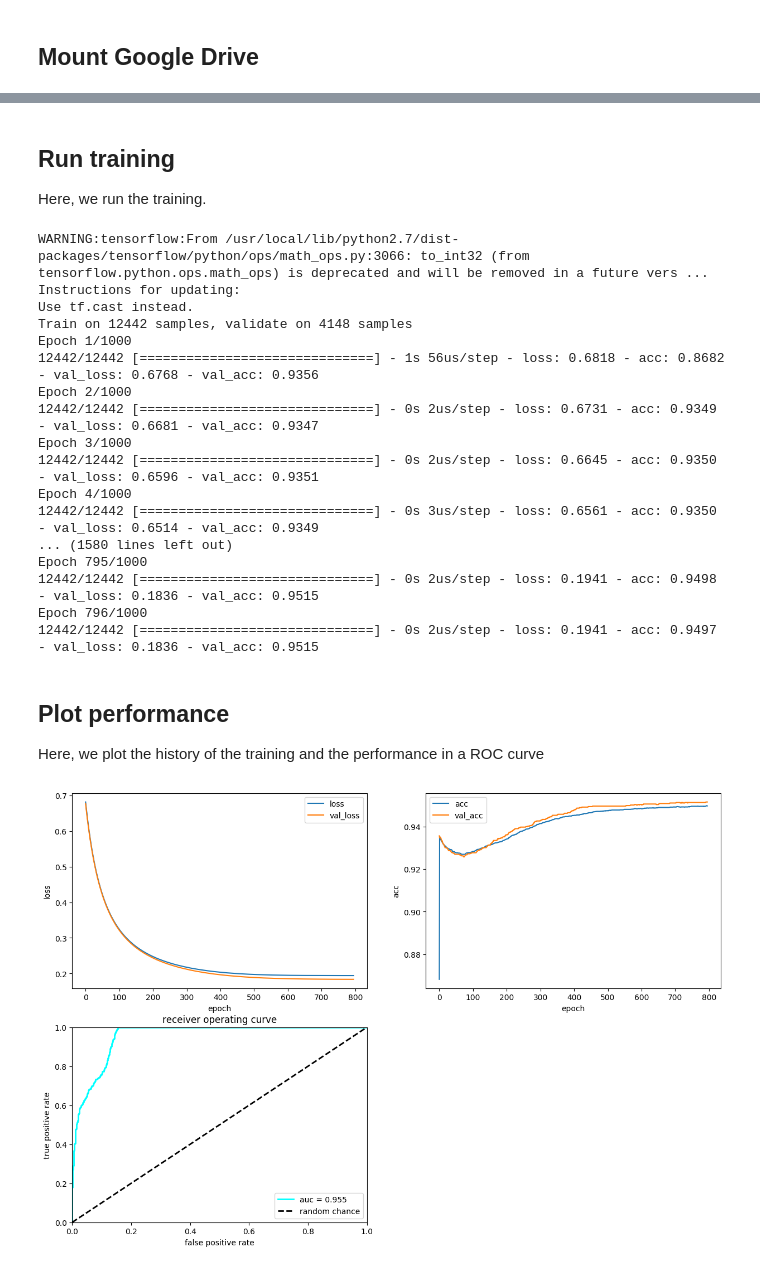
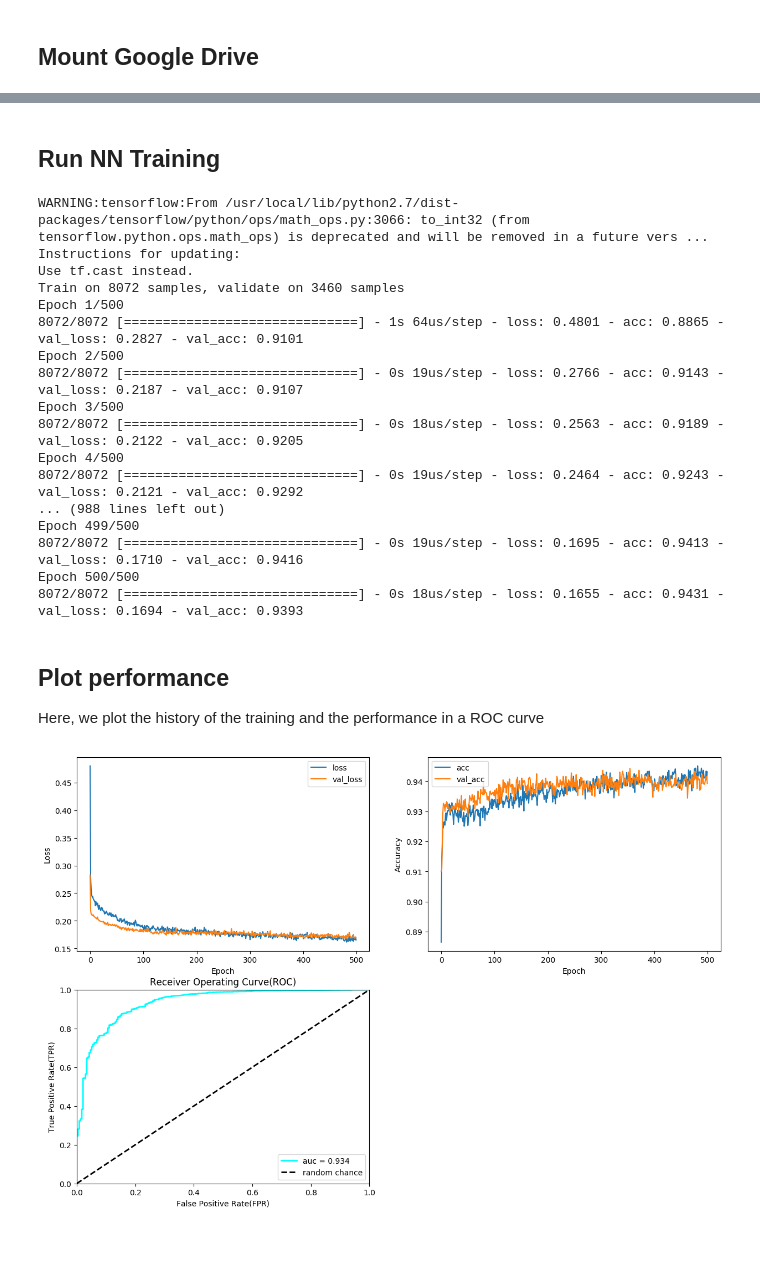
Before and after one commit to sznajder/Bari_Lectures, a Jupyter notebook: NotebooksAndScripts/MLP_HZZ4l_Keras.ipynb, the cells around one changed output, grey strips where cells are left out. Drawn from its saved outputs; the diff is of its cells as text; code cells hidden in the pictures; blank space fills up the shorter version.

```diff
--- a/NotebooksAndScripts/MLP_HZZ4l_Keras.ipynb
+++ b/NotebooksAndScripts/MLP_HZZ4l_Keras.ipynb
@@ -59 +78,6 @@ df['bkg']['isSignal'] = np.zeros(len(df['bkg']))
+# %%
+
+# Define the NN input variables
+#NVARS = len(VARS)
+NVARS = len(VARS) - 3
 # %% [markdown]
@@ -135,72 +150,74 @@ model_checkpoint = ModelCheckpoint('dense_model.h5', monitor='val_loss',
-# %% [markdown]
-## Run training
-Here, we run the training.
+# %% [markdown]
+## Run NN Training
 # %%
+# Number of training epochs
+nepochs=500
+# Batch size
+batch=100
 # Train classifier
-history = model.fit(X_train_val,
+history = model.fit(X_train_val[:,0:NVARS],
                     Y_train_val,
-                    epochs=1000,
-                    batch_size=1024,
+                    epochs=nepochs,
+                    batch_size=batch,
                     verbose=1, # switch to 1 for more verbosity
-                    callbacks=[early_stopping, model_checkpoint],
-                    validation_split=0.25)
+                    validation_split=0.3)
 # %% [output]
 WARNING:tensorflow:From /usr/local/lib/python2.7/dist-packages/tensorflow/python/ops/math_ops.py:3066: to_int32 (from tensorflow.python.ops.math_ops) is deprecated and will be removed in a future vers ...
 Instructions for updating:
 Use tf.cast instead.
-Train on 12442 samples, validate on 4148 samples
-Epoch 1/1000
-12442/12442 [==============================] - 1s 56us/step - loss: 0.6818 - acc: 0.8682 - val_loss: 0.6768 - val_acc: 0.9356
-Epoch 2/1000
-12442/12442 [==============================] - 0s 2us/step - loss: 0.6731 - acc: 0.9349 - val_loss: 0.6681 - val_acc: 0.9347
-Epoch 3/1000
-12442/12442 [==============================] - 0s 2us/step - loss: 0.6645 - acc: 0.9350 - val_loss: 0.6596 - val_acc: 0.9351
-Epoch 4/1000
-12442/12442 [==============================] - 0s 3us/step - loss: 0.6561 - acc: 0.9350 - val_loss: 0.6514 - val_acc: 0.9349
-... (1580 lines left out)
-Epoch 795/1000
-12442/12442 [==============================] - 0s 2us/step - loss: 0.1941 - acc: 0.9498 - val_loss: 0.1836 - val_acc: 0.9515
-Epoch 796/1000
-12442/12442 [==============================] - 0s 2us/step - loss: 0.1941 - acc: 0.9497 - val_loss: 0.1836 - val_acc: 0.9515
+Train on 8072 samples, validate on 3460 samples
+Epoch 1/500
+8072/8072 [==============================] - 1s 64us/step - loss: 0.4801 - acc: 0.8865 - val_loss: 0.2827 - val_acc: 0.9101
+Epoch 2/500
+8072/8072 [==============================] - 0s 19us/step - loss: 0.2766 - acc: 0.9143 - val_loss: 0.2187 - val_acc: 0.9107
+Epoch 3/500
+8072/8072 [==============================] - 0s 18us/step - loss: 0.2563 - acc: 0.9189 - val_loss: 0.2122 - val_acc: 0.9205
+Epoch 4/500
+8072/8072 [==============================] - 0s 19us/step - loss: 0.2464 - acc: 0.9243 - val_loss: 0.2121 - val_acc: 0.9292
+... (988 lines left out)
+Epoch 499/500
+8072/8072 [==============================] - 0s 19us/step - loss: 0.1695 - acc: 0.9413 - val_loss: 0.1710 - val_acc: 0.9416
+Epoch 500/500
+8072/8072 [==============================] - 0s 18us/step - loss: 0.1655 - acc: 0.9431 - val_loss: 0.1694 - val_acc: 0.9393
 # %% [markdown]
 ## Plot performance
 Here, we plot the history of the training and the performance in a ROC curve
 # %%
 import matplotlib.pyplot as plt
 %matplotlib inline
 plt.style.use('default')
+plt.figure(figsize=(15,10))
 
 # plot loss vs epoch
-plt.figure(figsize=(15,10))
 ax = plt.subplot(2, 2, 1)
 ax.plot(history.history['loss'], label='loss')
 ax.plot(history.history['val_loss'], label='val_loss')
 ax.legend(loc="upper right")
-ax.set_xlabel('epoch')
-ax.set_ylabel('loss')
+ax.set_xlabel('Epoch')
+ax.set_ylabel('Loss')
 
 # plot accuracy vs epoch
 ax = plt.subplot(2, 2, 2)
 ax.plot(history.history['acc'], label='acc')
 ax.plot(history.history['val_acc'], label='val_acc')
 ax.legend(loc="upper left")
-ax.set_xlabel('epoch')
-ax.set_ylabel('acc')
+ax.set_xlabel('Epoch')
+ax.set_ylabel('Accuracy')
 
 # Plot ROC
-Y_predict = model.predict(X_test)
+Y_predict = model.predict(X_test[:,0:NVARS])
 from sklearn.metrics import roc_curve, auc
 fpr, tpr, thresholds = roc_curve(Y_test, Y_predict)
 roc_auc = auc(fpr, tpr)
 ax = plt.subplot(2, 2, 3)
 ax.plot(fpr, tpr, lw=2, color='cyan', label='auc = %.3f' % (roc_auc))
 ax.plot([0, 1], [0, 1], linestyle='--', lw=2, color='k', label='random chance')
 ax.set_xlim([0, 1.0])
 ax.set_ylim([0, 1.0])
-ax.set_xlabel('false positive rate')
-ax.set_ylabel('true positive rate')
-ax.set_title('receiver operating curve')
+ax.set_xlabel('False Positive Rate(FPR)')
+ax.set_ylabel('True Positive Rate(TPR)')
+ax.set_title('Receiver Operating Curve(ROC)')
 ax.legend(loc="lower right")
 plt.show()
 # %% [output]
-[figure, old version]
+[figure, new version]
```
Also changed, not shown: parts of 19 cells of this notebook, 3 other files.
